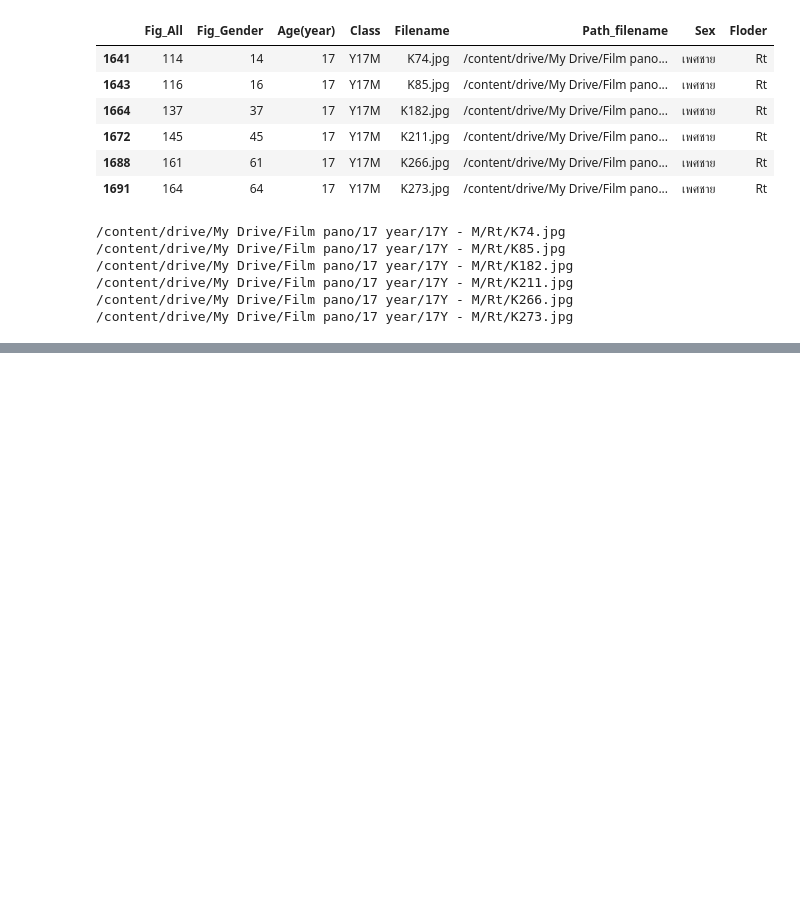
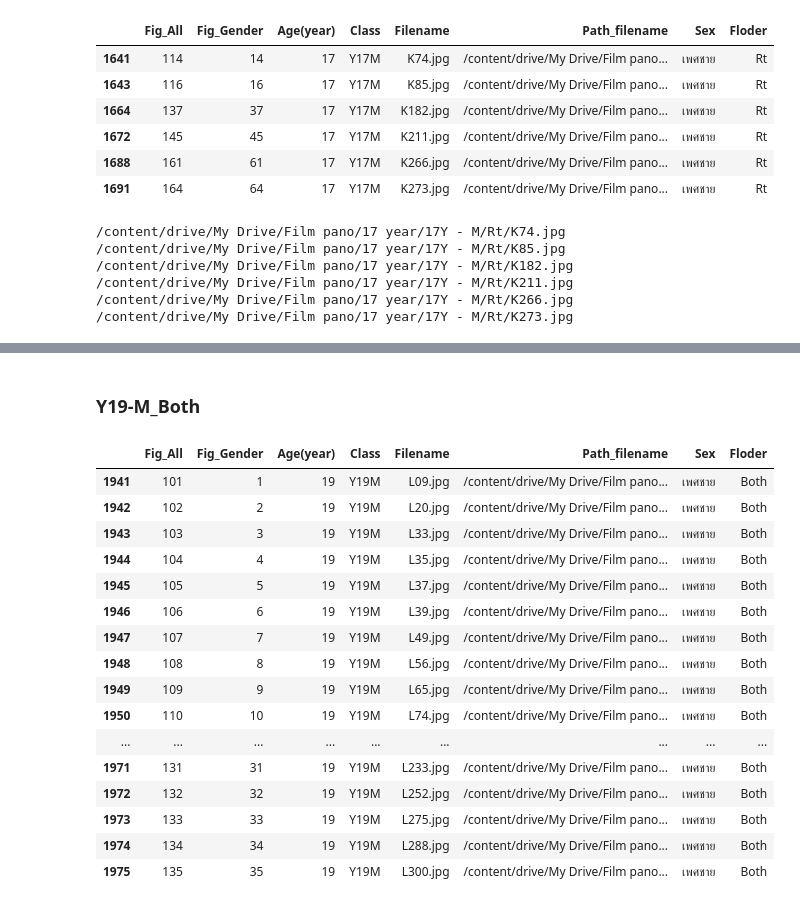
Before and after one commit to Wanita-8943/efficientnet_keras_transfer_learning, a Jupyter notebook: ตัดรูป.ipynb, the cells around one changed output, grey strips where cells are left out. Saved outputs shown, nothing was run; the diff lists cells and outputs as text; code cells hidden in the pictures; blank space fills up the shorter version.

```diff
--- a/ตัดรูป.ipynb
+++ b/ตัดรูป.ipynb
@@ -3018,0 +3391,23 @@ for i in path:
+# %% [markdown]
+### Y19-M_Both
+# %%
+Y19M_1 = df[(df['Class'] == 'Y19M')&(df['Floder']=='Both')] #Y9M#ชาย
+Y19M_1
+# %% [output]
+|  | Fig_All | Fig_Gender | Age(year) | Class | Filename | Path_filename | Sex | Floder |
+| 1941 | 101 | 1 | 19 | Y19M | L09.jpg | /content/drive/My Drive/Film pano... | เพศชาย | Both |
+| 1942 | 102 | 2 | 19 | Y19M | L20.jpg | /content/drive/My Drive/Film pano... | เพศชาย | Both |
+| 1943 | 103 | 3 | 19 | Y19M | L33.jpg | /content/drive/My Drive/Film pano... | เพศชาย | Both |
+| 1944 | 104 | 4 | 19 | Y19M | L35.jpg | /content/drive/My Drive/Film pano... | เพศชาย | Both |
+| 1945 | 105 | 5 | 19 | Y19M | L37.jpg | /content/drive/My Drive/Film pano... | เพศชาย | Both |
+| 1946 | 106 | 6 | 19 | Y19M | L39.jpg | /content/drive/My Drive/Film pano... | เพศชาย | Both |
+| 1947 | 107 | 7 | 19 | Y19M | L49.jpg | /content/drive/My Drive/Film pano... | เพศชาย | Both |
+| 1948 | 108 | 8 | 19 | Y19M | L56.jpg | /content/drive/My Drive/Film pano... | เพศชาย | Both |
+| 1949 | 109 | 9 | 19 | Y19M | L65.jpg | /content/drive/My Drive/Film pano... | เพศชาย | Both |
+| 1950 | 110 | 10 | 19 | Y19M | L74.jpg | /content/drive/My Drive/Film pano... | เพศชาย | Both |
+| ... | ... | ... | ... | ... | ... | ... | ... | ... |
+| 1971 | 131 | 31 | 19 | Y19M | L233.jpg | /content/drive/My Drive/Film pano... | เพศชาย | Both |
+| 1972 | 132 | 32 | 19 | Y19M | L252.jpg | /content/drive/My Drive/Film pano... | เพศชาย | Both |
+| 1973 | 133 | 33 | 19 | Y19M | L275.jpg | /content/drive/My Drive/Film pano... | เพศชาย | Both |
+| 1974 | 134 | 34 | 19 | Y19M | L288.jpg | /content/drive/My Drive/Film pano... | เพศชาย | Both |
+| 1975 | 135 | 35 | 19 | Y19M | L300.jpg | /content/drive/My Drive/Film pano... | เพศชาย | Both |
```
Also changed, not shown: parts of 36 cells of this notebook.
